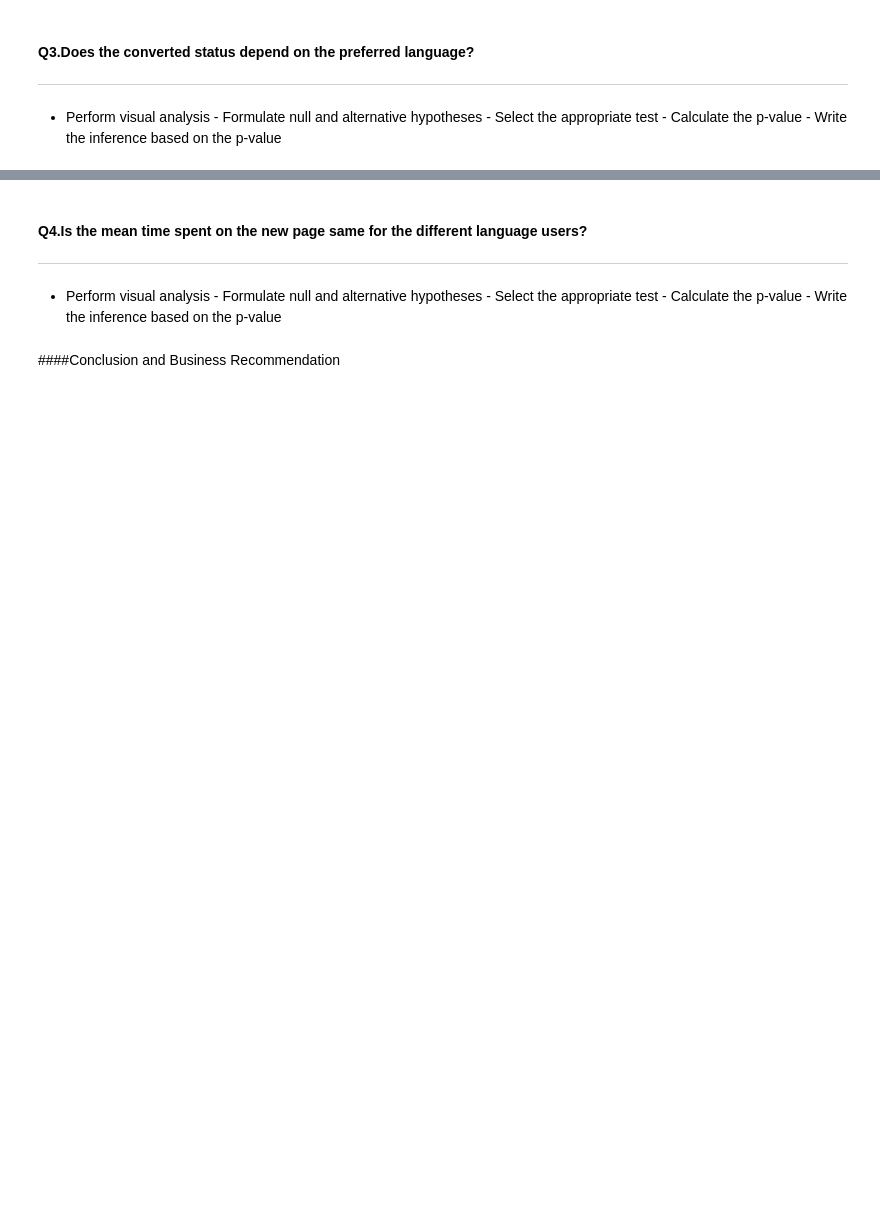
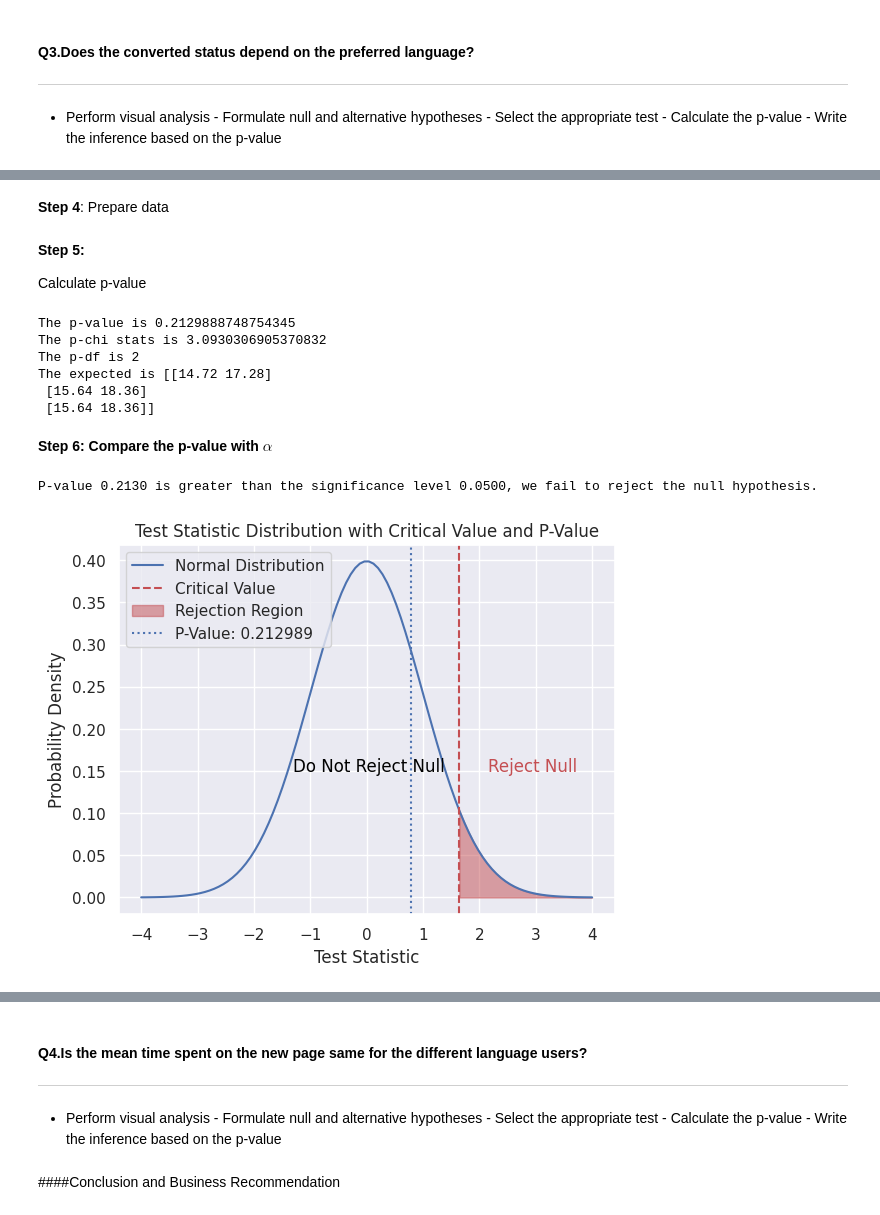
Before and after one commit to Rajesh2015/E-news-Express-Project, a Jupyter notebook: E-news Express Project Solution.ipynb, the cells around one changed output, grey strips where cells are left out. Cells and saved outputs as stored; diff of their text form; code cells hidden in the pictures; blank space fills up the shorter version.

Commit message:
chi square test is done

```diff
--- a/E-news Express Project Solution.ipynb
+++ b/E-news Express Project Solution.ipynb
@@ -1042,0 +1109,34 @@ At .05 significance level, we conclude that we have enough statistical evidence
+# %% [markdown]
+**Step 4**: Prepare data
+# %%
+# Create contignecy table from language_preffered and converted
+contigency_table_conv_language=pd.crosstab(df['language_preferred'],df['converted'],normalize=False)
+# %% [markdown]
+**Step 5:**
+
+ Calculate p-value
+# %%
+chi, p_value_3, dof, expected = stats.chi2_contingency(contigency_table_conv_language)
+print('The p-value is', p_value_3)
+print('The p-chi stats is', chi)
+print('The p-df is', dof)
+print('The expected is', expected)
+# %% [output]
+The p-value is 0.2129888748754345
+The p-chi stats is 3.0930306905370832
+The p-df is 2
+The expected is [[14.72 17.28]
+ [15.64 18.36]
+ [15.64 18.36]]
+# %% [markdown]
+**Step 6: Compare the p-value with $\alpha$**
+# %%
+check_and_print_inference(p_value_3)
+# %% [output]
+P-value 0.2130 is greater than the significance level 0.0500, we fail to reject the null hypothesis.
+# %%
+# Plotting P value and rejection critical region
+plt = plot_test_statistic_distribution(alpha=0.05, p_value=np.round(p_value_3,6))
+plt.show()  # Display the plot
+# %% [output]
+[figure, added]
```
Also changed, not shown: parts of 23 cells of this notebook.
